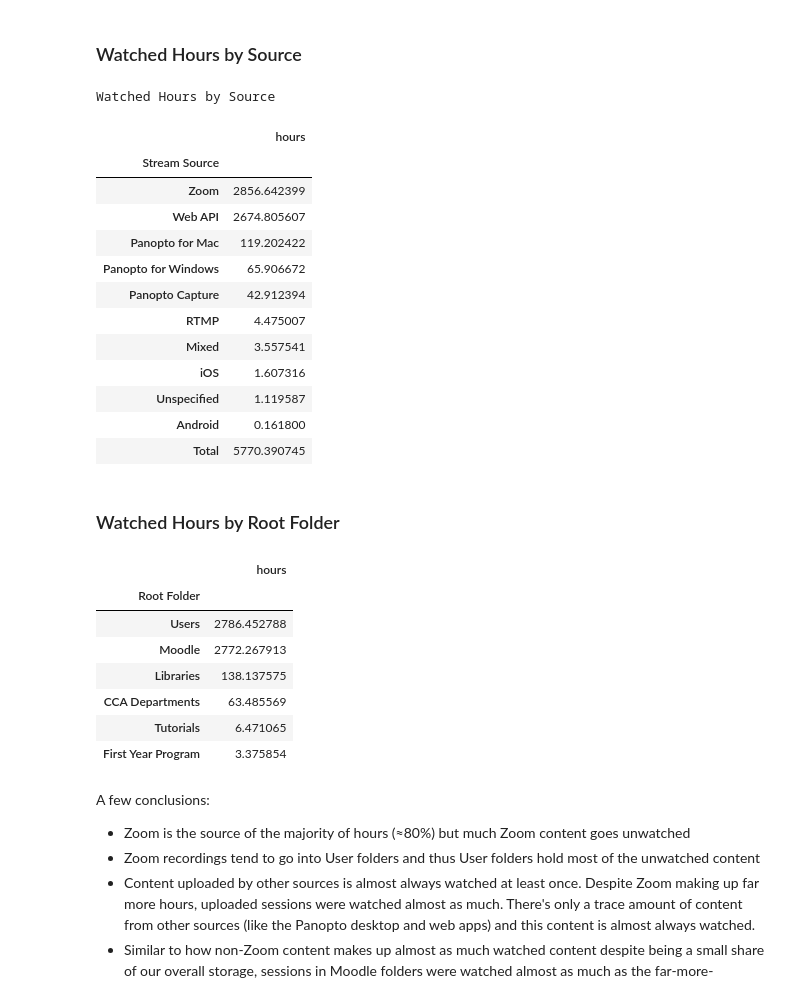
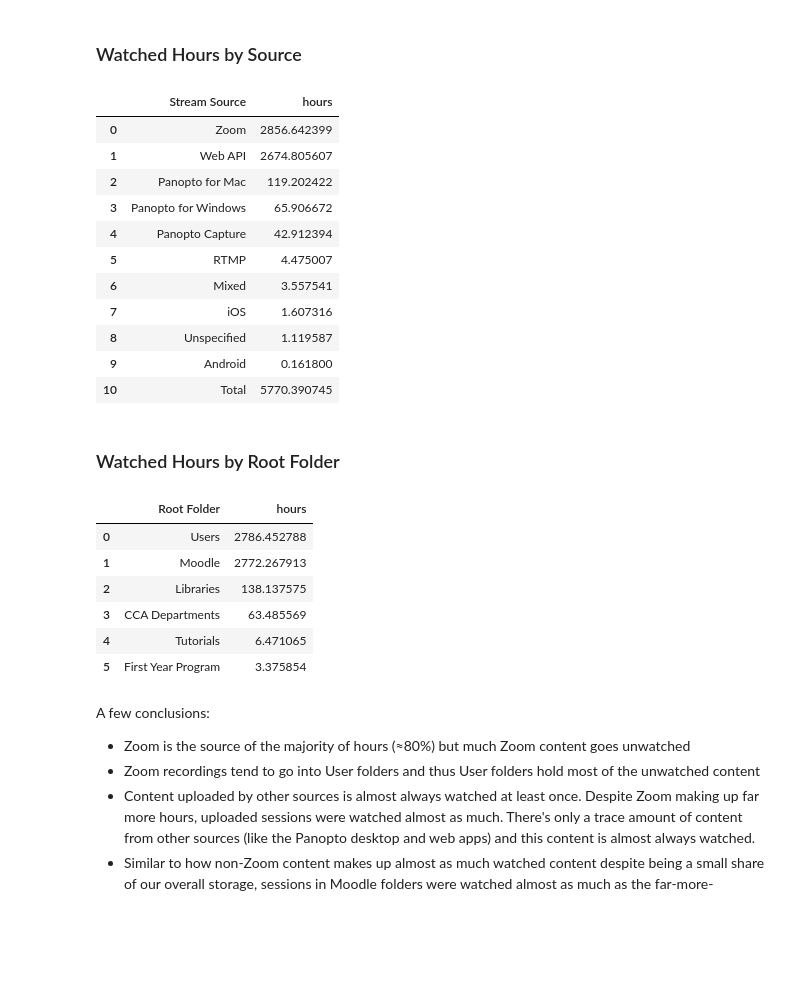
Before and after one commit to cca/panopto-session-data, a Jupyter notebook: notes.ipynb, the cells around one changed output. Drawn from its saved outputs; the diff is of its cells as text; code cells hidden in the pictures; blank space fills up the shorter version.

```diff
--- a/notes.ipynb
+++ b/notes.ipynb
@@ -12,6 +12,8 @@ sessions = pd.read_csv(sessions_file, low_memory=False).set_index('Session ID')
 usage = pd.read_csv(usage_file, low_memory=False).set_index('Session ID')
 # trim redundant columns from usage so we can cleanly join them
 usage = usage.drop([c for c in sessions.columns if c in usage.columns], axis='columns')
-# convert most recent view to datetime
+# convert fields to datetimes
 usage['Most Recent View Date'] = pd.to_datetime(usage['Most Recent View Date'])
+sessions['Start Time'] = pd.to_datetime(sessions['Start Time'])
 data = sessions.join(usage)
+data.columns
@@ -96,38 +104,34 @@ Most unwatched videos come from Zoom and are in User folders. There's still a si
 # %%
 
 watched = data[data['Views and Downloads'] >= 1]
 table = watched[['Stream Source', 'hours']].groupby(['Stream Source']).sum().sort_values('hours', ascending=False)
 table.loc['Total'] = table.sum()
-print('Watched Hours by Source')
-table
+table.reset_index()
 # %% [output]
-Watched Hours by Source
-|  | hours |
-| Stream Source |  |
-| Zoom | 2856.642399 |
-| Web API | 2674.805607 |
-| Panopto for Mac | 119.202422 |
-| Panopto for Windows | 65.906672 |
-| Panopto Capture | 42.912394 |
-| RTMP | 4.475007 |
-| Mixed | 3.557541 |
-| iOS | 1.607316 |
-| Unspecified | 1.119587 |
-| Android | 0.161800 |
-| Total | 5770.390745 |
+|  | Stream Source | hours |
+| 0 | Zoom | 2856.642399 |
+| 1 | Web API | 2674.805607 |
+| 2 | Panopto for Mac | 119.202422 |
+| 3 | Panopto for Windows | 65.906672 |
+| 4 | Panopto Capture | 42.912394 |
+| 5 | RTMP | 4.475007 |
+| 6 | Mixed | 3.557541 |
+| 7 | iOS | 1.607316 |
+| 8 | Unspecified | 1.119587 |
+| 9 | Android | 0.161800 |
+| 10 | Total | 5770.390745 |
 # %% [markdown]
 ### Watched Hours by Root Folder
 # %%
-watched[['Root Folder', 'hours']].groupby(['Root Folder']).sum().sort_values('hours', ascending=False)
+watched[['Root Folder', 'hours']].groupby(['Root Folder']).sum().sort_values('hours', ascending=False).reset_index()
 # %% [output]
-|  | hours |
-| Root Folder |  |
-| Users | 2786.452788 |
-| Moodle | 2772.267913 |
-| Libraries | 138.137575 |
-| CCA Departments | 63.485569 |
-| Tutorials | 6.471065 |
-| First Year Program | 3.375854 |
+|  | Root Folder | hours |
+| 0 | Users | 2786.452788 |
+| 1 | Moodle | 2772.267913 |
+| 2 | Libraries | 138.137575 |
+| 3 | CCA Departments | 63.485569 |
+| 4 | Tutorials | 6.471065 |
+| 5 | First Year Program | 3.375854 |
 # %% [markdown]
 A few conclusions:
   - Zoom is the source of the majority of hours (≈80%) but much Zoom content goes unwatched
```
Also changed, not shown: parts of 20 cells of this notebook.
